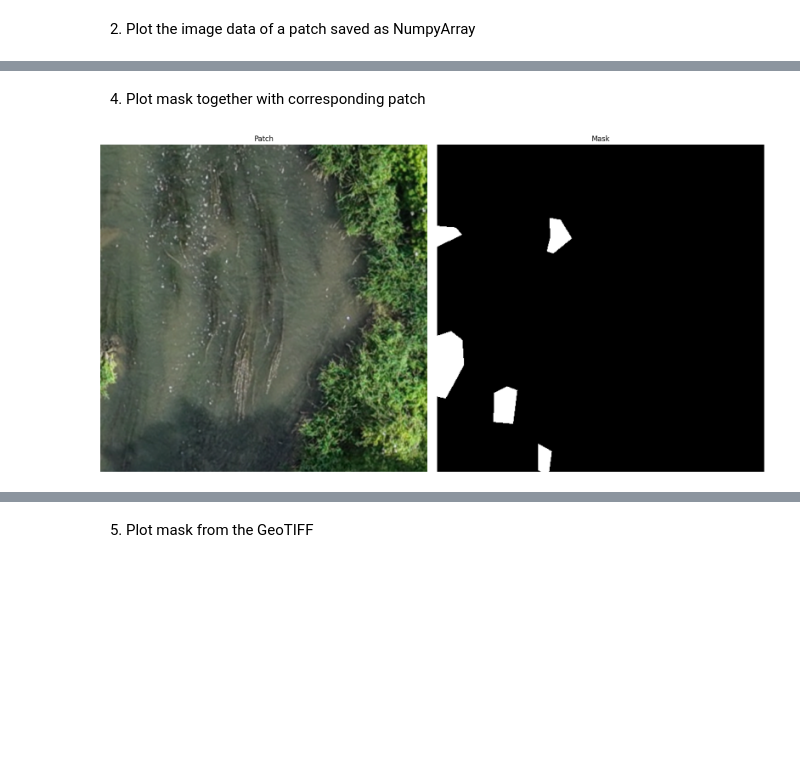
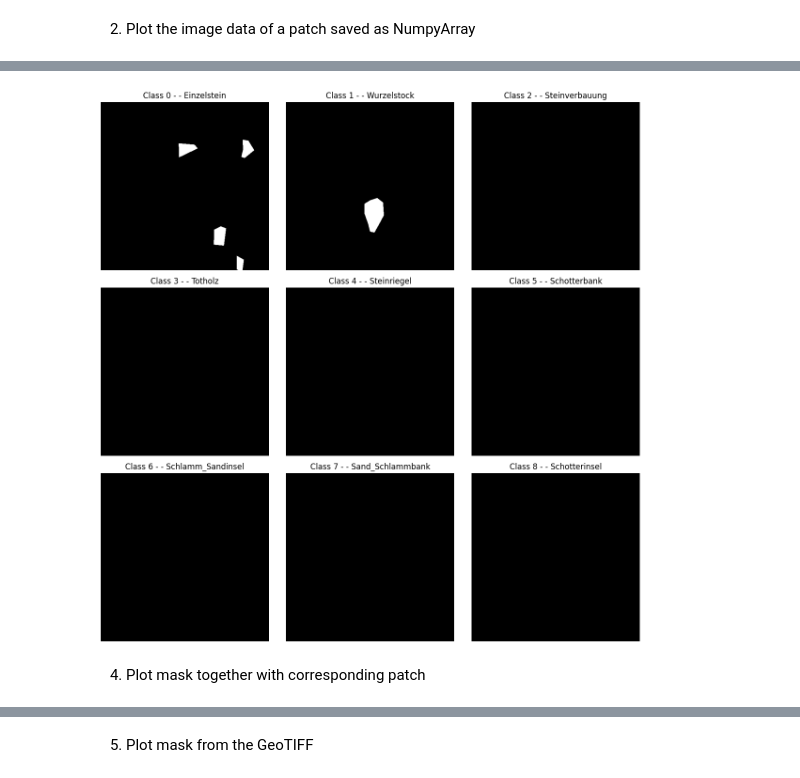
Before and after one commit to hiebschi/MoSE, a Jupyter notebook: preprocessing/preprocessing_data_v02.ipynb, the cells around one changed output, grey strips where cells are left out. Cells and saved outputs as stored; diff of their text form; code cells hidden in the pictures; blank space fills up the shorter version.

```diff
--- a/preprocessing/preprocessing_data_v02.ipynb
+++ b/preprocessing/preprocessing_data_v02.ipynb
@@ -330,11 +329,0 @@ plt.show()
-# %%
-# load the "mask" data of the NumpyArray
-test_mask_data_npy = np.load(test_nparr, allow_pickle=True).item().get("mask")
-
-if test_mask_data_npy is not None:
-    fig, ax = plt.subplots(figsize=(8, 8))
-    ax.imshow(test_mask_data_npy, cmap="gray")
-    ax.set_title("Mask")
-    plt.show()
-else:
-    print("There aren't any labels in this patch!")
@@ -343,23 +342,23 @@ else:
+# %%
+try:
+    test_mask_path = output_nparr_dir + f"/{gtif_name}_patch_{TEST_PATCH_ID}_mask.npy"
+    patch_mask_npy = np.load(test_mask_path, allow_pickle=True) # load NumpyArray
+
+
+    fig, axes = plt.subplots(3, 3, figsize=(12, 12))  # 3x3 grid (for 9 masks)
+    axes = axes.flatten()  # easier to iterate through
+
+    for i in range(patch_mask_npy.shape[0]):  # iterate through the 9 classes
+        axes[i].imshow(patch_mask_npy[i], cmap="gray")
+        axes[i].set_title(f"Class {i} - - {reversed_label_codes[i + 1]}")
+        axes[i].axis("off")
+
+    plt.tight_layout()
+    plt.show()
+
+except:
+    print("There aren't any labels in this patch!")
+# %% [output]
+[figure, added]
 # %% [markdown]
 4. Plot mask together with corresponding patch
-# %%
-if test_mask_data_npy is not None:
-    fig, axes = plt.subplots(1, 2, figsize=(16, 8))
-
-    # Plot Patch
-    axes[0].imshow(test_image_data_npy.transpose(1, 2, 0))
-    axes[0].set_title("Patch")
-    axes[0].axis('off')
-
-    # Plot mask
-    axes[1].imshow(test_mask_data_npy, cmap="gray")
-    axes[1].set_title("Mask")
-    axes[1].axis('off')
-
-    plt.tight_layout()
-    plt.show()
-
-else:
-    print("There aren't any labels in this patch!")
-# %% [output]
-[figure, removed]
```
Also changed, not shown: parts of 15 cells of this notebook, 1 other file.
